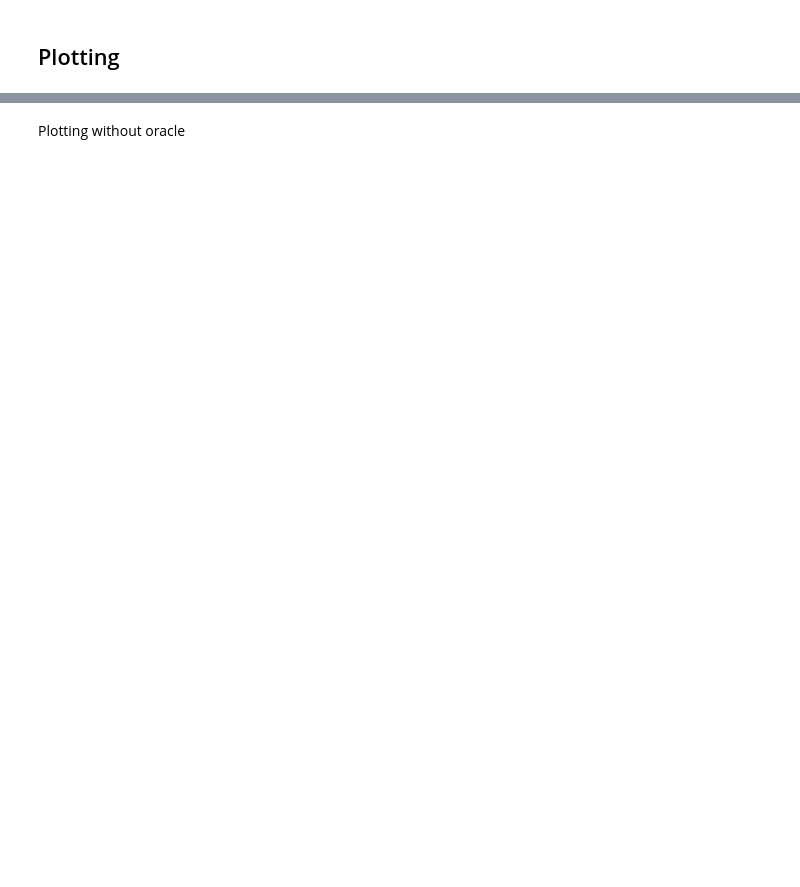
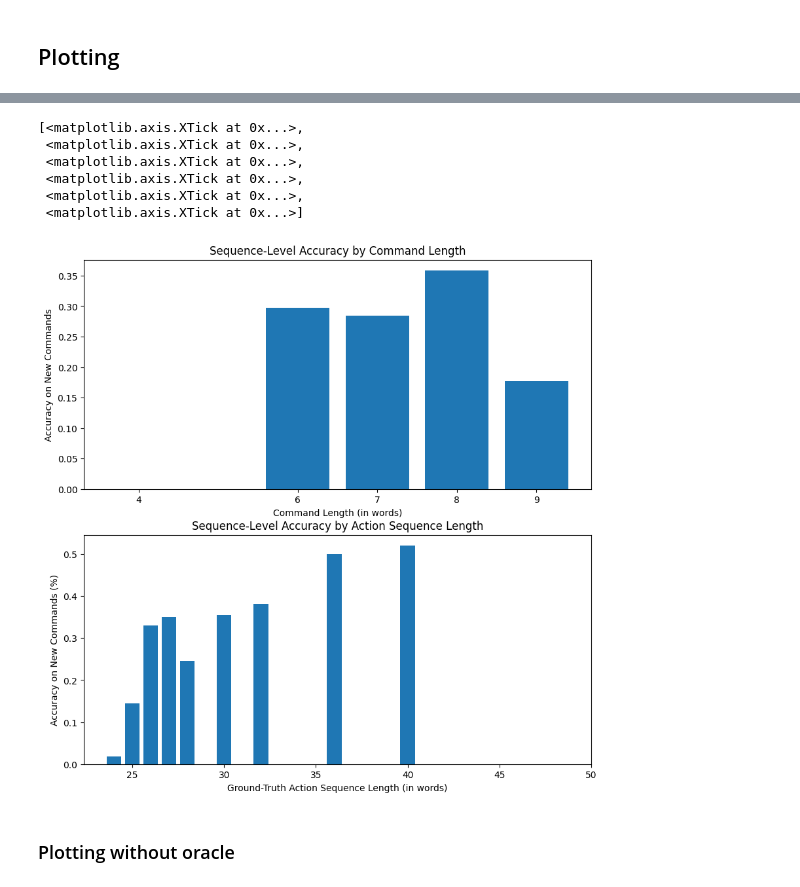
Before and after one commit to bragg13/crispy-fortnight, a Jupyter notebook: experiment2.ipynb, the cells around one changed output, grey strips where cells are left out. Saved outputs shown, nothing was run; the diff lists cells and outputs as text; code cells hidden in the pictures; blank space fills up the shorter version.

```diff
--- a/experiment2.ipynb
+++ b/experiment2.ipynb
@@ -684,23 +703,31 @@ Plotting with oracle
 # %%
 #sequence plots
 
-# fig, axs = plt.subplots(2, 1, figsize=(10, 10))
+fig, axs = plt.subplots(2, 1, figsize=(10, 10))
 
-# # plot the average accuracy for each command length
-# axs[0].bar(list(command_seqavgs_avg.keys()), list(command_seqavgs_avg.values()))
-# axs[0].set_xlabel("Command Length (in words)")
-# axs[0].set_ylabel("Accuracy on New Commands")
-# axs[0].set_title("Sequence-Level Accuracy by Command Length")
-# axs[0].set_xticks([4, 6, 7, 8, 9])
+# plot the average accuracy for each command length
+axs[0].bar(list(command_seqavgs_avg.keys()), list(command_seqavgs_avg.values()))
+axs[0].set_xlabel("Command Length (in words)")
+axs[0].set_ylabel("Accuracy on New Commands")
+axs[0].set_title("Sequence-Level Accuracy by Command Length")
+axs[0].set_xticks([4, 6, 7, 8, 9])
 
-# # plot the average accuracy for each ground-truth sequence length
-# axs[1].bar(list(gt_seqavgs_avg.keys()), list(gt_seqavgs_avg.values()))
-# axs[1].set_xlabel("Ground-Truth Action Sequence Length (in words)")
-# axs[1].set_ylabel("Accuracy on New Commands (%)")
-# axs[1].set_title("Sequence-Level Accuracy by Action Sequence Length")
-# axs[1].set_xticks([25, 30, 35, 40, 45, 50])
+# plot the average accuracy for each ground-truth sequence length
+axs[1].bar(list(gt_seqavgs_avg.keys()), list(gt_seqavgs_avg.values()))
+axs[1].set_xlabel("Ground-Truth Action Sequence Length (in words)")
+axs[1].set_ylabel("Accuracy on New Commands (%)")
+axs[1].set_title("Sequence-Level Accuracy by Action Sequence Length")
+axs[1].set_xticks([25, 30, 35, 40, 45, 50])
+# %% [output]
+[<matplotlib.axis.XTick at 0x...>,
+ <matplotlib.axis.XTick at 0x...>,
+ <matplotlib.axis.XTick at 0x...>,
+ <matplotlib.axis.XTick at 0x...>,
+ <matplotlib.axis.XTick at 0x...>,
+ <matplotlib.axis.XTick at 0x...>]
+[figure, added]
 # %% [markdown]
-Plotting without oracle
+### Plotting without oracle
 # %%
 #TODO FOR JAN: Paste them here
 
```
Also changed, not shown: parts of 16 cells of this notebook.
